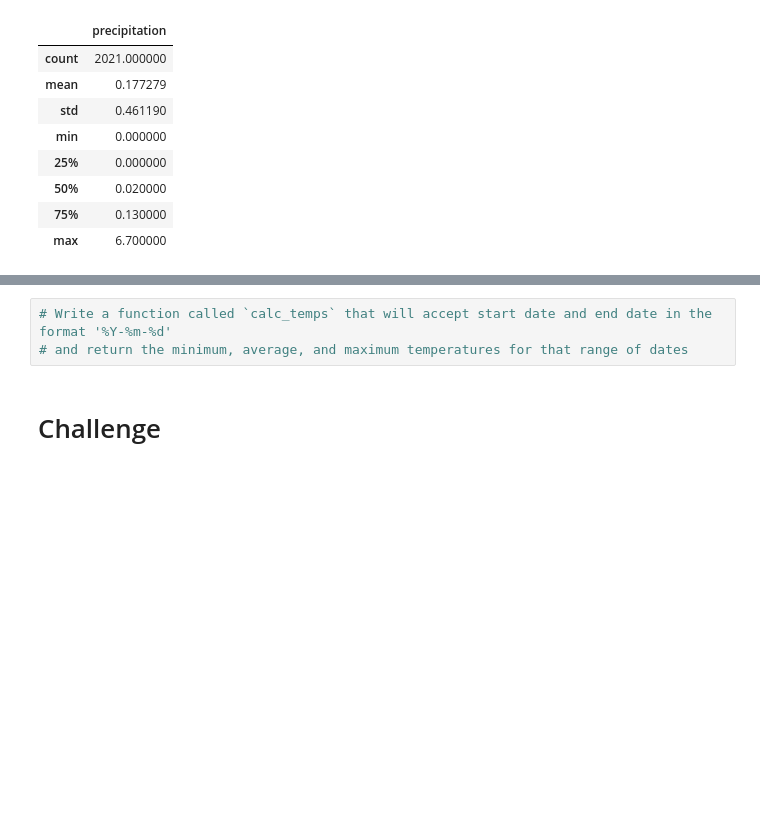
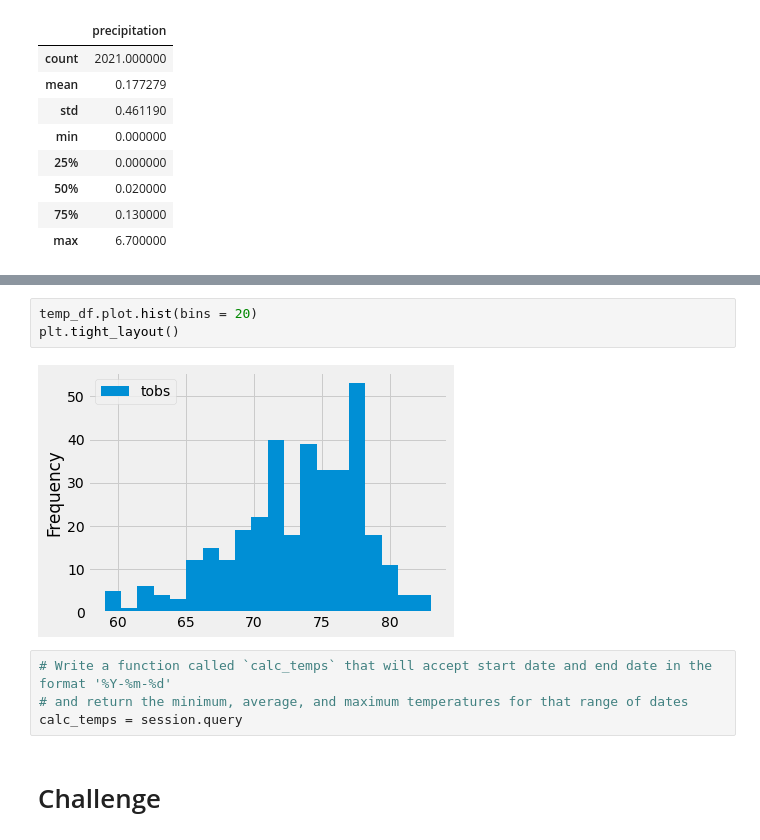
Before and after one commit to coconnell022/surfs_up, a Jupyter notebook: climate_analysis.ipynb, the cells around one changed output, grey strips where cells are left out. Drawn from its saved outputs; the diff is of its cells as text; blank space fills up the shorter version.

```diff
--- a/climate_analysis.ipynb
+++ b/climate_analysis.ipynb
@@ -111,5 +163,11 @@ df.describe()
+# %%
+temp_df.plot.hist(bins = 20)
+plt.tight_layout()
+# %% [output]
+[figure, added]
 # %%
 # Write a function called `calc_temps` that will accept start date and end date in the format '%Y-%m-%d'
 # and return the minimum, average, and maximum temperatures for that range of dates
+calc_temps = session.query
 # %% [markdown]
 # Challenge
```
Also changed, not shown: parts of 7 cells of this notebook, 1 other file.
